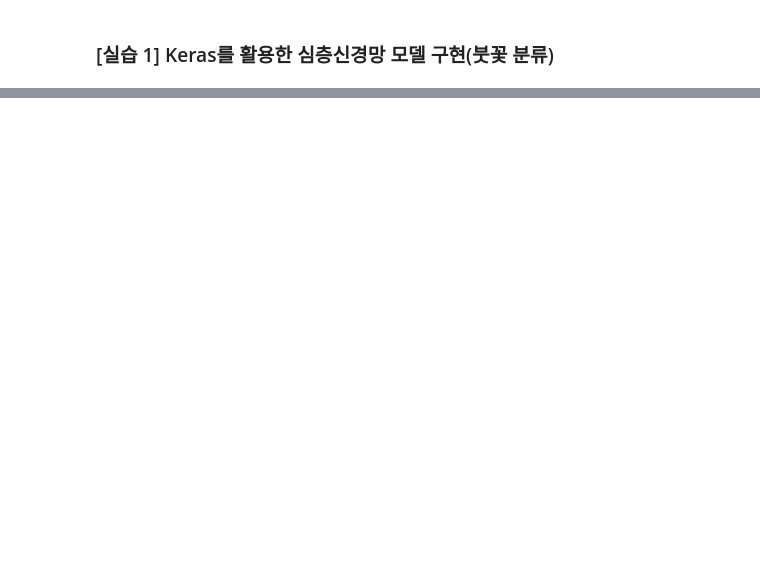
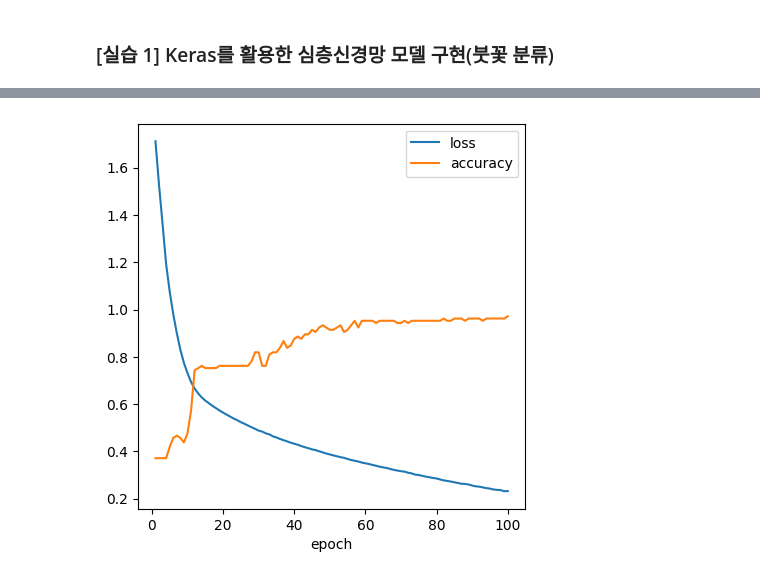
Before and after one commit to syh-RYAN/PlayData-Machine-learning, a Jupyter notebook: 100.0. 단층, 다층 퍼셉트론.ipynb, the cells around one changed output, grey strips where cells are left out. Cells and saved outputs as stored; diff of their text form; code cells hidden in the pictures; blank space fills up the shorter version.

```diff
--- a/100.0. 단층, 다층 퍼셉트론.ipynb
+++ b/100.0. 단층, 다층 퍼셉트론.ipynb
@@ -33,2 +113,22 @@ keras.__version__
+# %%
+from tensorflow.keras.utils import to_categorical
+
+y = to_categorical(y, 3)
+
+from sklearn.model_selection import train_test_split
+
+X_train, X_test, y_train, y_test = train_test_split(X, y, test_size=0.3, random_state=0)
+# %%
+#2) 인공 신경망 모형 구성
+from keras.models import Sequential
+from keras.layers import Dense
+
+model = Sequential()
+model.add(Dense(units=8, input_dim=4, activation='relu'))
+model.add(Dense(units=6, activation='relu'))
+model.add(Dense(units=3, activation='softmax'))
 # %%
 # 3) 모형의 학습과정 설정
+model.compile(loss = 'categorical_crossentropy',
+              optimizer = 'adam',
+              metrics='accuracy')
@@ -36,0 +135,4 @@ keras.__version__
+# %%
+# 4)모델 학습
+hist = model.fit(X_train,y_train,epochs=100,batch_size=10,
+          verbose=2)
@@ -40,0 +174,11 @@ keras.__version__
+# %%
+import matplotlib.pyplot as plt
+
+plt.figure(figsize=(5, 5))
+plt.plot(range(1, 101), hist.history['loss'], label='loss')
+plt.plot(range(1, 101), hist.history['accuracy'], label='accuracy')
+plt.xlabel('epoch')
+plt.legend()
+plt.show()
+# %% [output]
+[figure, added]
```
Also changed, not shown: parts of 23 cells of this notebook.
